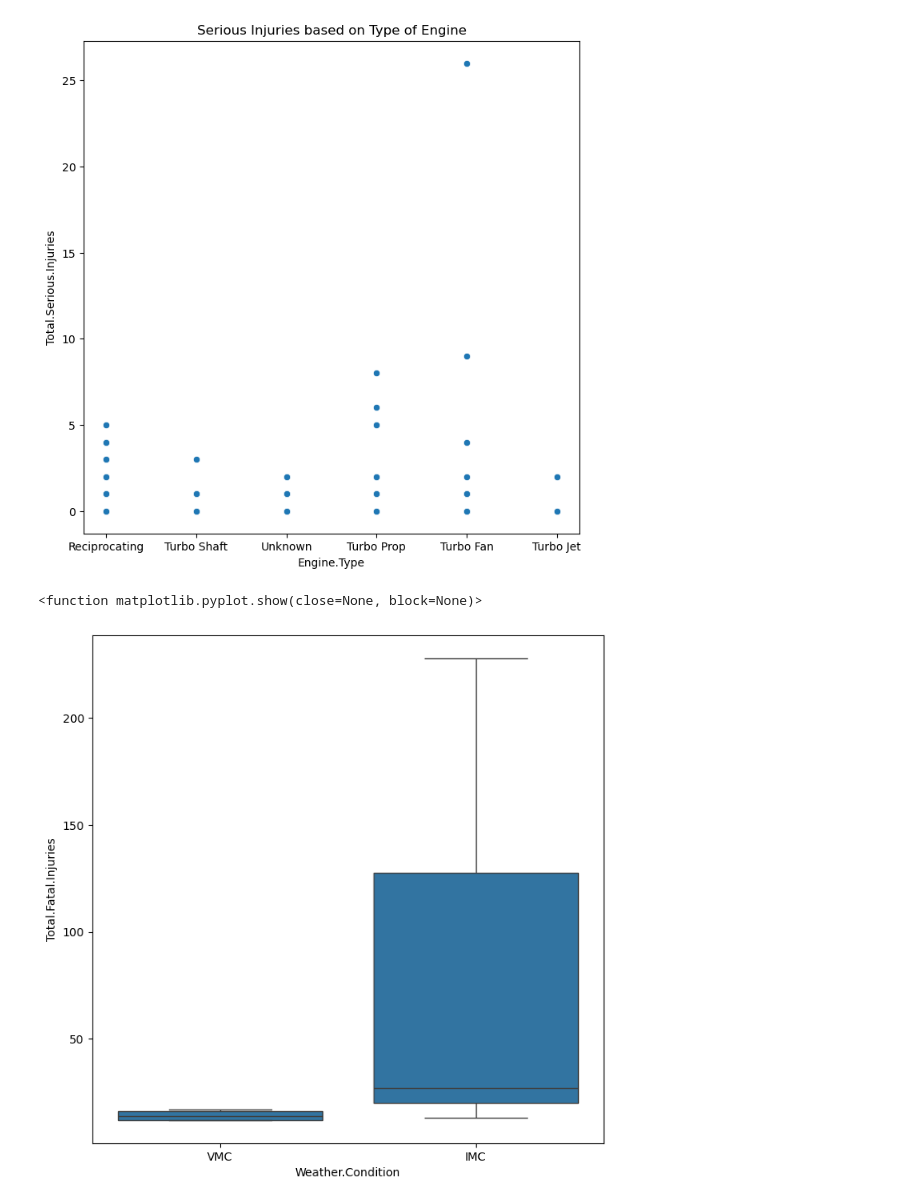
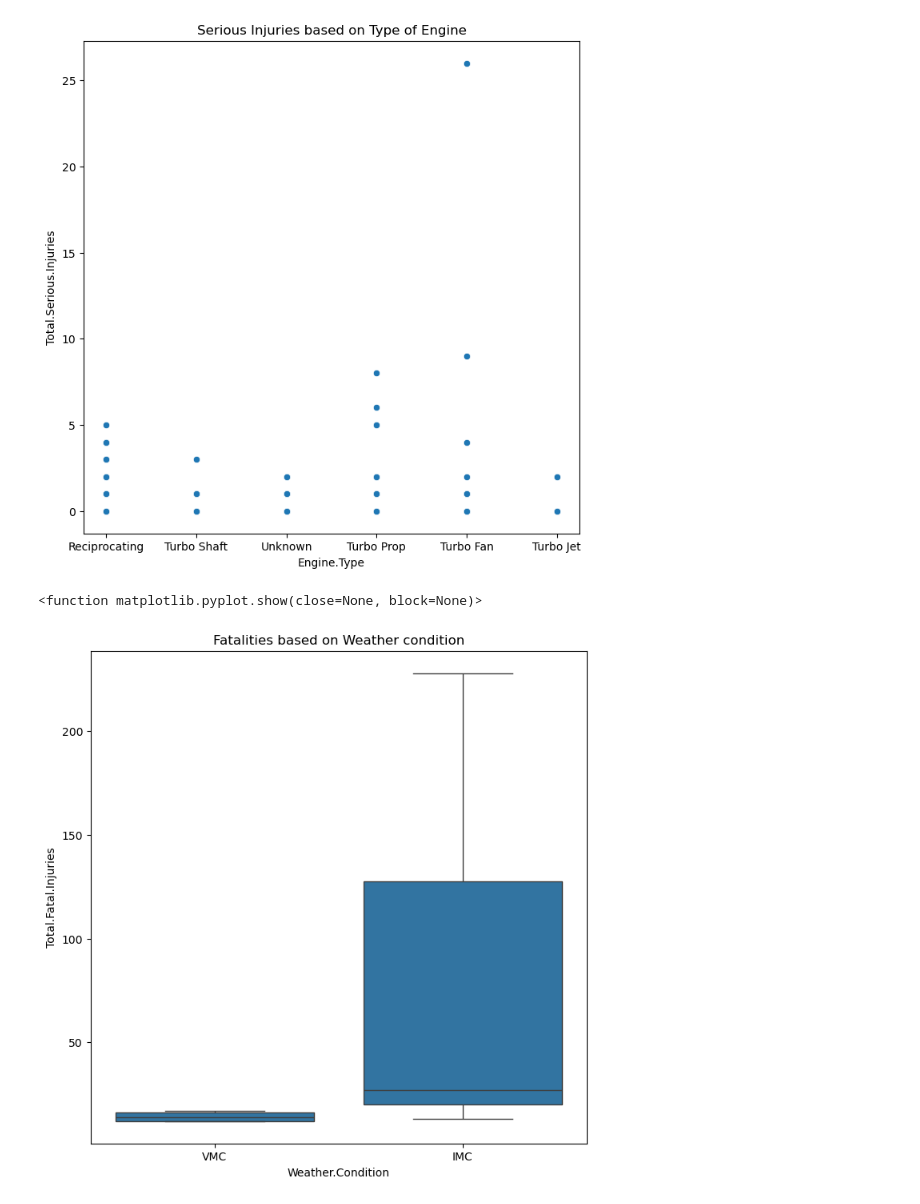
Before and after one commit to Jayrikers/dsc-phase-1-project-v3, a Jupyter notebook: student.ipynb, the cells around one changed output. Saved outputs shown, nothing was run; the diff lists cells and outputs as text; code cells hidden in the pictures.

```diff
--- a/student.ipynb
+++ b/student.ipynb
@@ -496,7 +496,8 @@ plt.show()
 # %%
 plt.figure(figsize = (8, 8))
 sns.boxplot(y = 'Total.Fatal.Injuries',x = 'Weather.Condition', data = df[df['Total.Fatal.Injuries']>10])
+plt.title('Fatalities based on Weather condition')
 plt.show
 # %% [output]
 <function matplotlib.pyplot.show(close=None, block=None)>
-[figure, old version]
+[figure, new version]
```
Also changed, not shown: parts of 2 cells of this notebook, 1 other file.
